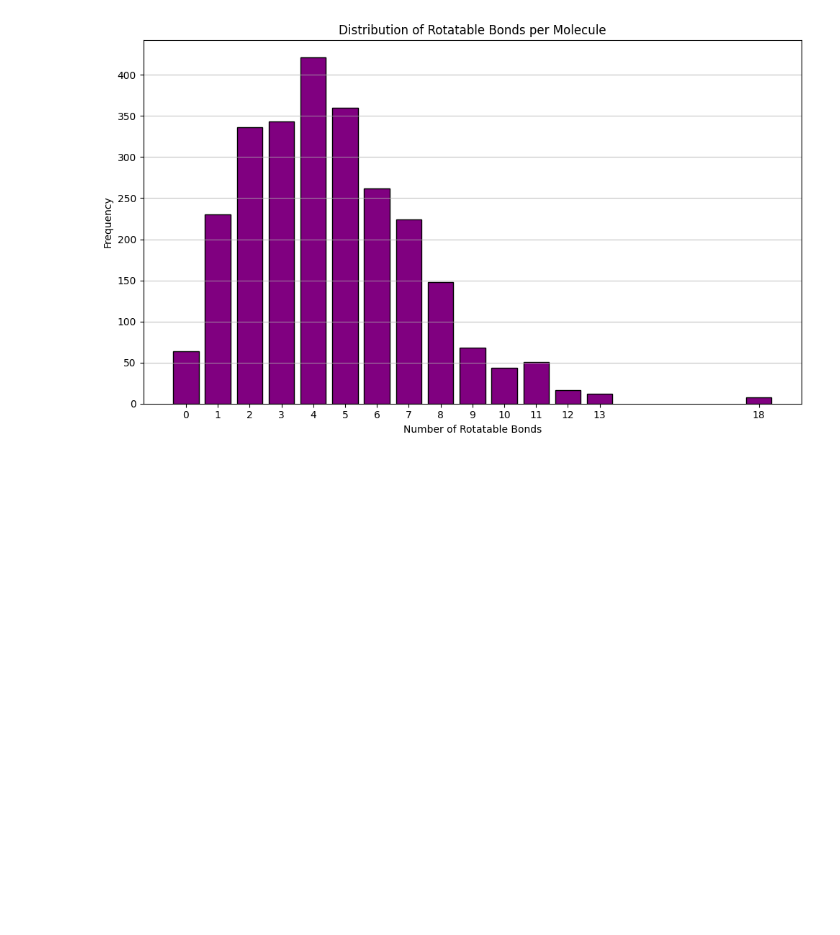
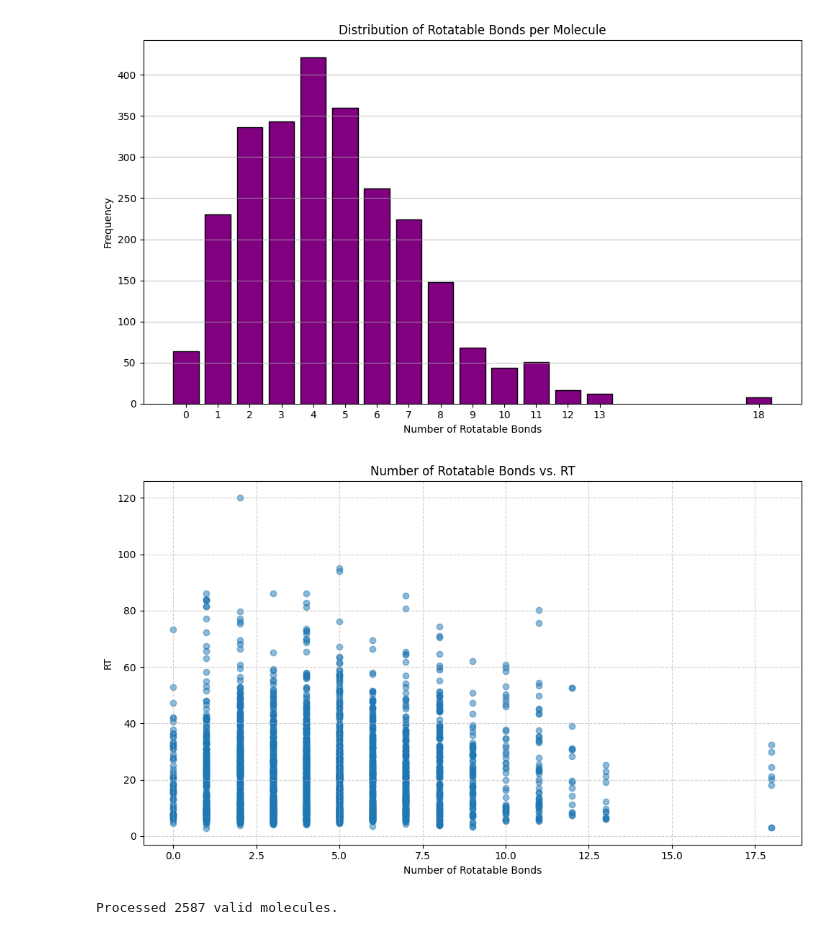
Before and after one commit to AlexanderGzyl/HPLC_ML_Leaderboard, a Jupyter notebook: ml/dataanalysis/data_split_eda.ipynb, the cells around one changed output. Cells and saved outputs as stored; diff of their text form; code cells hidden in the pictures; blank space fills up the shorter version.

```diff
--- a/ml/dataanalysis/data_split_eda.ipynb
+++ b/ml/dataanalysis/data_split_eda.ipynb
@@ -141,3 +143,10 @@ from utils import plot_rotatable_bonds_per_molecule
 plot_rotatable_bonds_per_molecule(test_df['SMILES'].to_list())
 # %% [output]
 [figure]
+# %%
+from utils import plot_rotatable_bonds_vs_property
+
+plot_rotatable_bonds_vs_property(test_df, 'SMILES', 'RT')
+# %% [output]
+[figure, added]
+Processed 2587 valid molecules.
```
Also changed, not shown: parts of 1 cell of this notebook.
